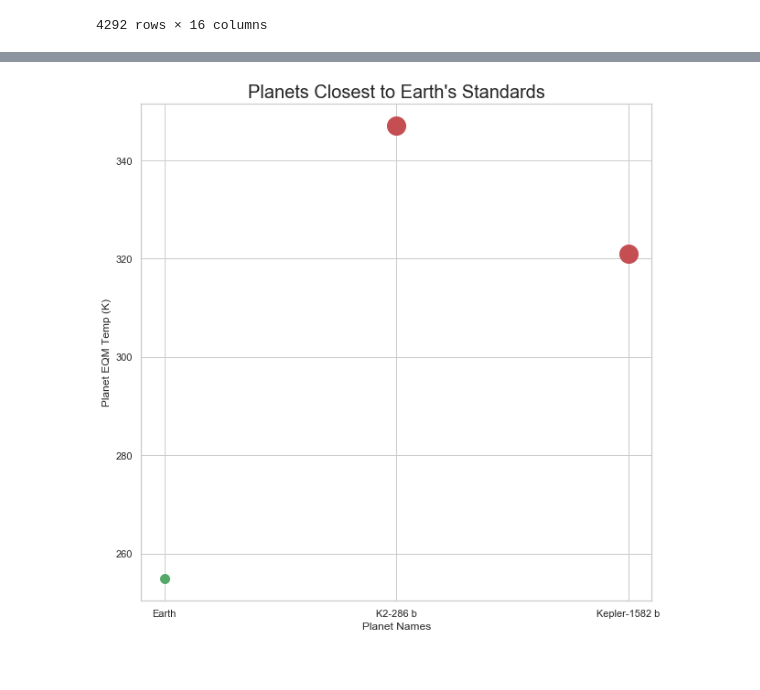
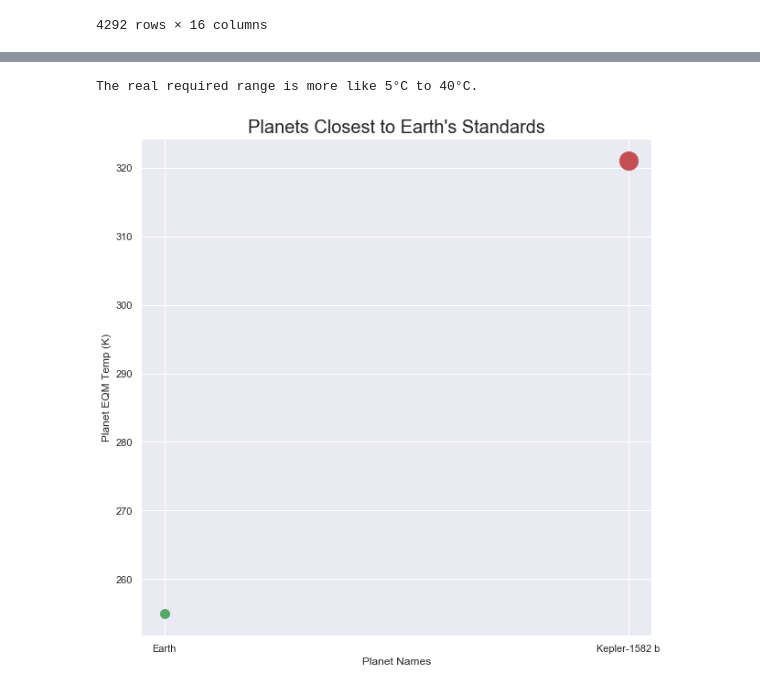
Before and after one commit to jonsb-coding/Stellar_Research, a Jupyter notebook: YMS/Goldilocks_Zone.ipynb, the cells around one changed output, grey strips where cells are left out. Cells and saved outputs as stored; diff of their text form; code cells hidden in the pictures.

```diff
--- a/YMS/Goldilocks_Zone.ipynb
+++ b/YMS/Goldilocks_Zone.ipynb
@@ -201,0 +192,17 @@ There are 39 planets that have the same or less than the radius of Earth.
+# %%
+sns.set(style="darkgrid")
+
+# Comparing habitable planets with their planet EQM temperatures
+comparing_temps = sns.barplot(x="Planet EQM Temp (K)", y="Planet Names", data=size_just_right, palette="Blues_d")
+
+
+plt.title("Comparing Habitable Planets with EQM Temperature", y=1.03, fontsize= 20)
+sns.set(rc={'figure.figsize':(10,10)})
+plt.xticks(rotation=80)
+
+# plt.show()
+
+print(f"Took habitable planets with the same radius size as Earth and compared each of their EQM temperatures.")
+print(f"Temperatures between 0°C and 100°C (273.15-373.15 K) are expected for water to stay in liquid form.")
+
+plt.savefig('habitable_temps')
@@ -233,17 +243,0 @@ Filtered all habitable planets by metallicity of 0 and radius size less than or
-# %%
-sns.set(style="darkgrid")
-
-# Comparing habitable planets with their planet EQM temperatures
-comparing_temps = sns.barplot(x="Planet Names", y="Planet EQM Temp (K)", data=size_just_right, palette="Blues_d")
-
-
-plt.title("Comparing Habitable Planets with EQM Temperature", y=1.03, fontsize= 20)
-sns.set(rc={'figure.figsize':(20,20)})
-plt.xticks(rotation=80)
-
-# plt.show()
-
-print(f"Took habitable planets with the same radius size as Earth and compared each of their EQM temperatures.")
-print(f"Temperatures between 0°C and 100°C (273.15-373.15 K) are expected for water to stay in liquid form.")
-
-plt.savefig('habitable_temps')
@@ -254,25 +244,22 @@ Temperatures between 0°C and 100°C (273.15-373.15 K) are expected for water to
 # %%
-# For water to exist in liquid form, planet requires a temperature range between 0°C and 100°C. The real required range is more like 5°C to 40°C.
+print(f"The real required range is more like 5°C to 40°C.")
 
-# sns.set(style="whitegrid")
+sns.set(style="darkgrid")
 
-temp = size_just_right[(size_just_right['Planet EQM Temp (K)'] <373.15) & (size_just_right['Planet EQM Temp (K)'] >273.15)]
+temp = size_just_right[(size_just_right['Planet EQM Temp (K)'] <330.0) & (size_just_right['Planet EQM Temp (K)'] >255.0)]
 earth = plt.plot("Earth", 255.0, "go", markersize= 10)
 kepler = plt.plot(temp['Planet Names'], temp['Planet EQM Temp (K)'], 'ro', markersize=20, data=temp)
 
 plt.title("Planets Closest to Earth's Standards", fontsize=20)
 plt.xlabel("Planet Names")
 plt.ylabel("Planet EQM Temp (K)")
 
 # plt.show()
 # Changing fig size
 fig = plt.gcf()
 fig.set_size_inches(10, 10)
-# While high metallicity is beneficial for the creation of terrestrial extrasolar planets, an excess amount can be harmful for life.
-# Excess metallicity may lead to the formation of a large number of gas giants in a given system, disturbing planets that would otherwise
-# have been located in the system's habitable zone. Goldilocks principle is low-metallicity systems have low probabilities of forming terrestrial-mass
-# planets, while excessive metallicities cause a large number of gas giants to develop.
 
 plt.savefig("same_temp")
 # %% [output]
+The real required range is more like 5°C to 40°C.
-[figure, old version]
+[figure, new version]
```
Also changed, not shown: parts of 7 cells of this notebook, 5 other files.
